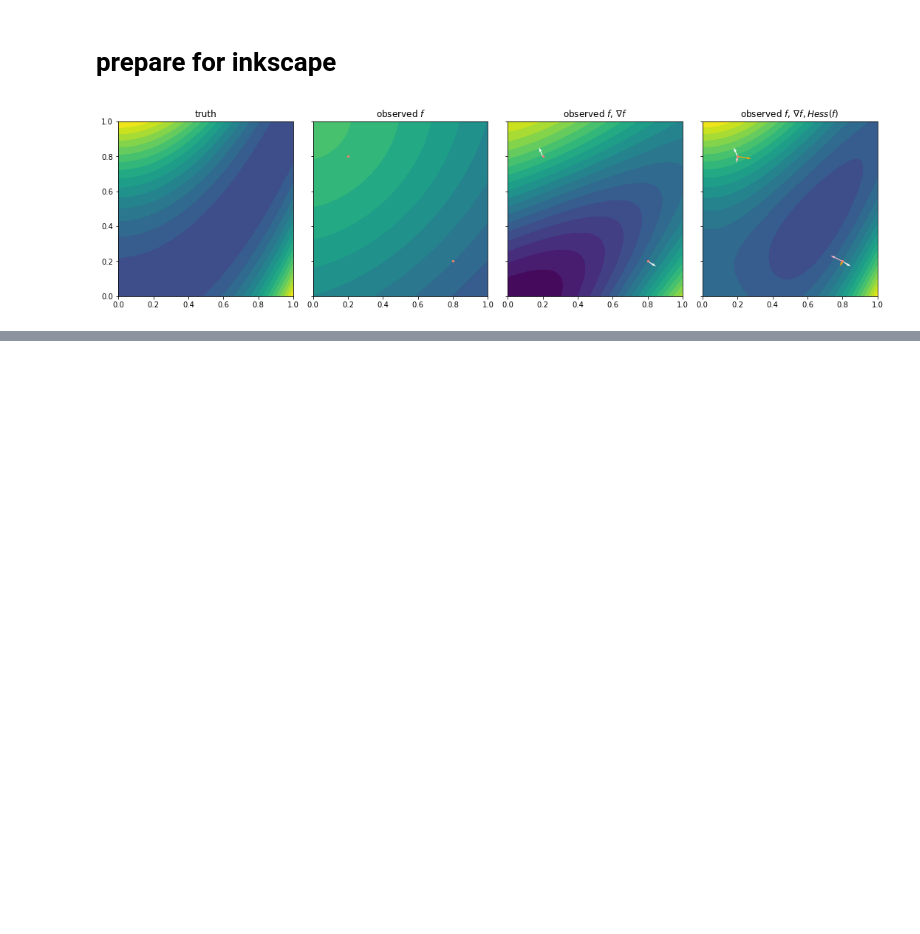
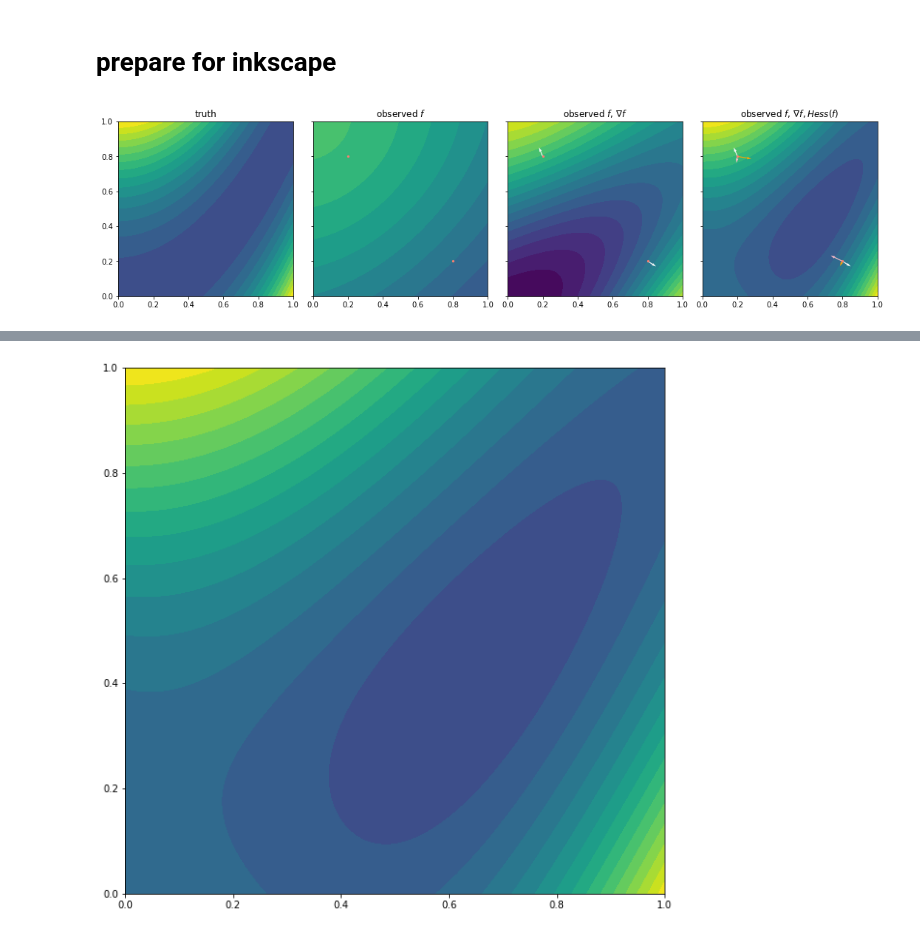
Before and after one commit to niklasschmitz/ad-kernels, a Jupyter notebook: pde/hessian_plot.ipynb, the cells around one changed output, grey strips where cells are left out. Cells and saved outputs as stored; diff of their text form; code cells hidden in the pictures; blank space fills up the shorter version.

```diff
--- a/pde/hessian_plot.ipynb
+++ b/pde/hessian_plot.ipynb
@@ -99,0 +114,6 @@ fig.savefig("hessian-twopoints-contourf.pdf")
+# %%
+fig, ax = plt.subplots(figsize=(10,10))
+ax.tricontourf(*xtest.T, jax.vmap(f_sol)(xtest), levels=levels)
+fig.savefig("TOC_countourf.pdf")
+# %% [output]
+[figure, added]
```
Also changed, not shown: parts of 12 cells of this notebook, 7 other files.
